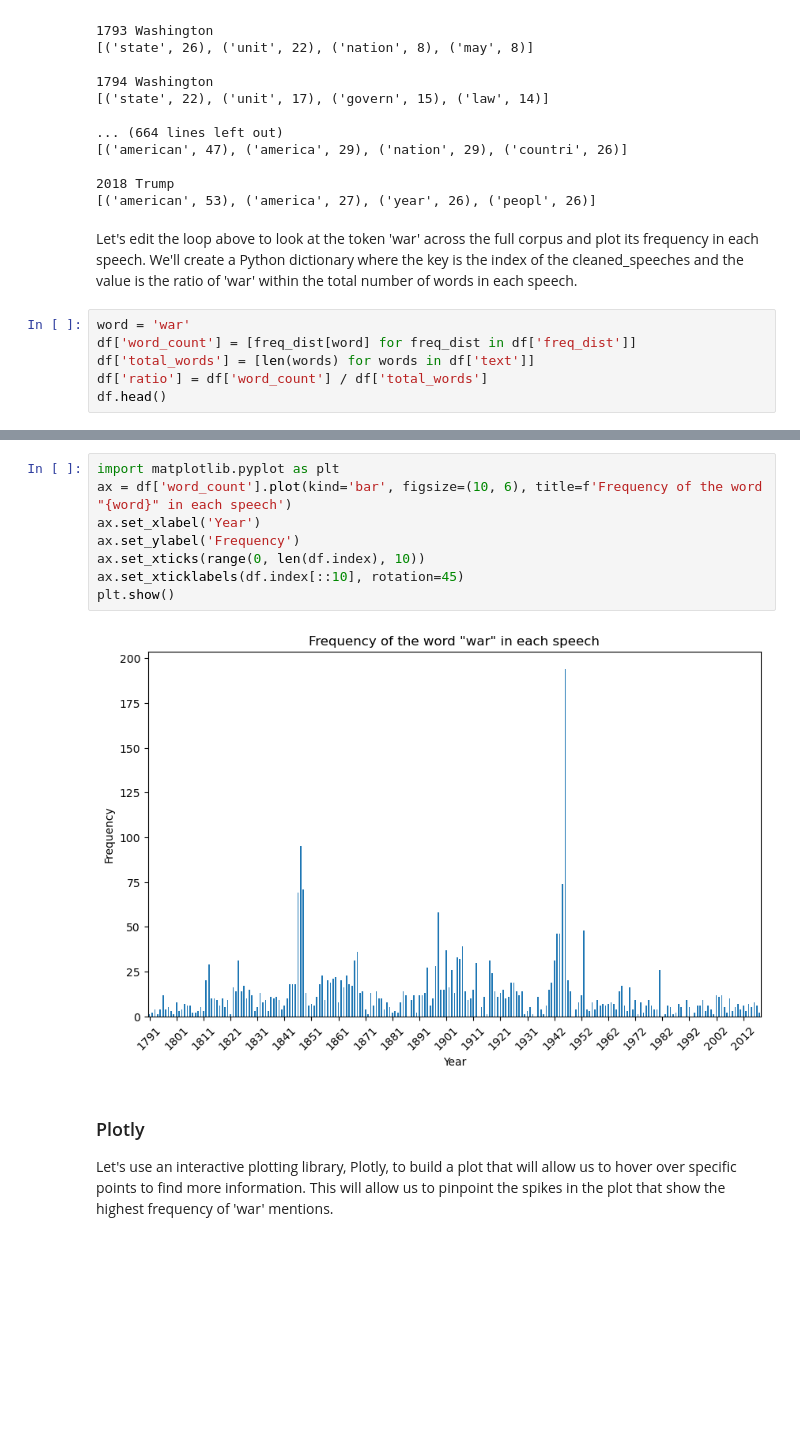
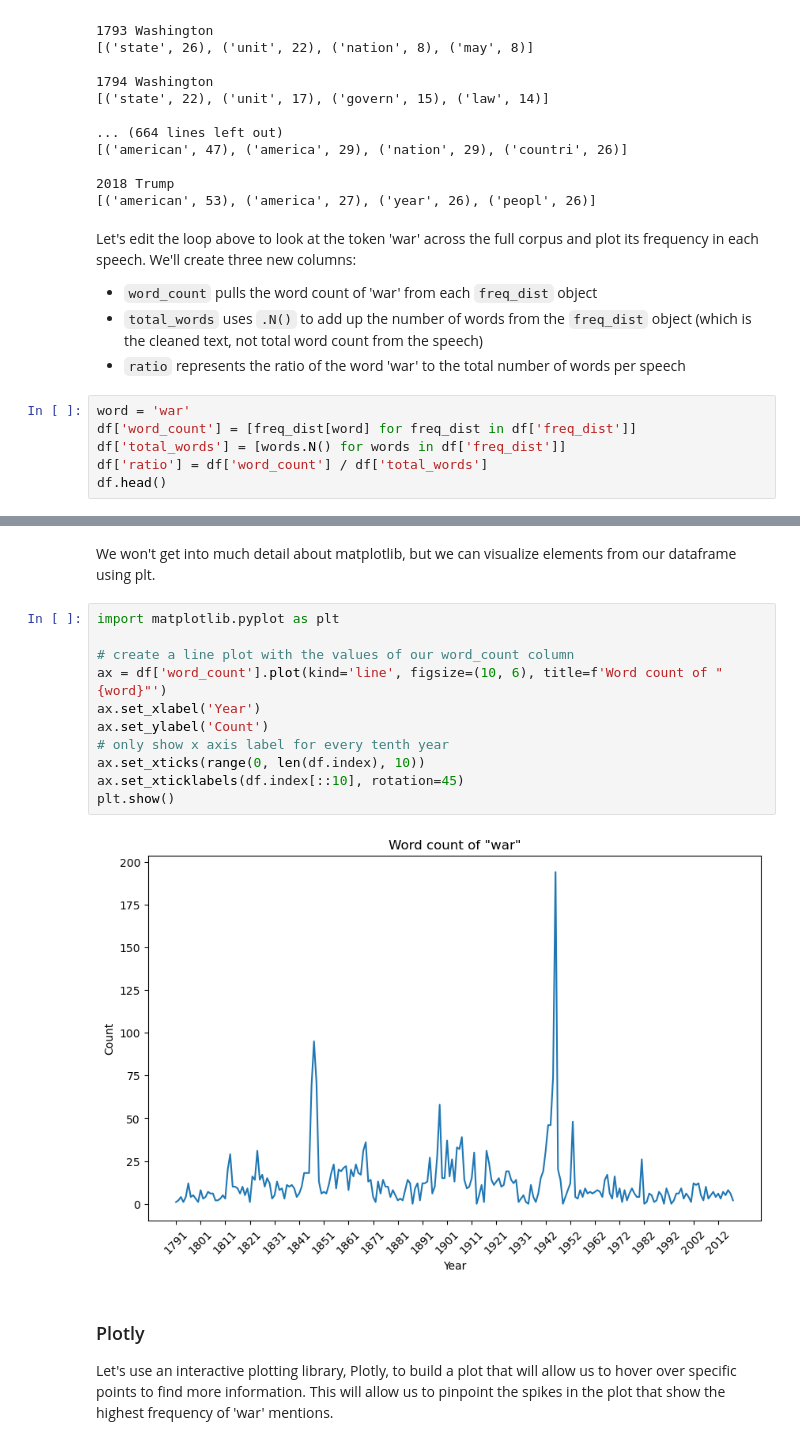
Before and after one commit to chennesy/latis_python_text, a Jupyter notebook: text_as_data/text_data.ipynb, the cells around one changed output, grey strips where cells are left out. Cells and saved outputs as stored; diff of their text form; blank space fills up the shorter version.

```diff
--- a/text_as_data/text_data.ipynb
+++ b/text_as_data/text_data.ipynb
@@ -654,11 +653,14 @@ for i, row in df.iterrows():
 2018 Trump
 [('american', 53), ('america', 27), ('year', 26), ('peopl', 26)]
 # %% [markdown]
-Let's edit the loop above to look at the token 'war' across the full corpus and plot its frequency in each speech. We'll create a Python dictionary where the key is the index of the cleaned_speeches and the value is the ratio of 'war' within the total number of words in each speech.
+Let's edit the loop above to look at the token 'war' across the full corpus and plot its frequency in each speech. We'll create three new columns:
+- `word_count` pulls the word count of 'war' from each `freq_dist` object
+- `total_words` uses `.N()` to add up the number of words from the `freq_dist` object (which is the cleaned text, not total word count from the speech)
+- `ratio` represents the ratio of the word 'war' to the total number of words per speech
 # %%
 word = 'war'
 df['word_count'] = [freq_dist[word] for freq_dist in df['freq_dist']]
-df['total_words'] = [len(words) for words in df['text']]
+df['total_words'] = [words.N() for words in df['freq_dist']]
 df['ratio'] = df['word_count'] / df['total_words']
 df.head()
 # %% [output]
@@ -669,16 +671,21 @@ df.head()
 | 1793 | [fellowcitizen, senat, hous, repr... | Washington | {'fellowcitizen': 1, 'senat': 2, ... | 4 | 903 | 0.004430 |
 | 1794 | [fellowcitizen, senat, hous, repr... | Washington | {'fellowcitizen': 1, 'senat': 2, ... | 1 | 1344 | 0.000744 |
 | 1795 | [fellowcitizen, senat, hous, repr... | Washington | {'fellowcitizen': 1, 'senat': 4, ... | 4 | 939 | 0.004260 |
+# %% [markdown]
+We won't get into much detail about matplotlib, but we can visualize elements from our dataframe using plt.
 # %%
 import matplotlib.pyplot as plt
-ax = df['word_count'].plot(kind='bar', figsize=(10, 6), title=f'Frequency of the word "{word}" in each speech')
+
+# create a line plot with the values of our word_count column
+ax = df['word_count'].plot(kind='line', figsize=(10, 6), title=f'Word count of "{word}"')
 ax.set_xlabel('Year')
-ax.set_ylabel('Frequency')
+ax.set_ylabel('Count')
+# only show x axis label for every tenth year
 ax.set_xticks(range(0, len(df.index), 10))
 ax.set_xticklabels(df.index[::10], rotation=45)
 plt.show()
 # %% [output]
-[figure, old version]
+[figure, new version]
 # %% [markdown]
 ### Plotly
 Let's use an interactive plotting library, Plotly, to build a plot that will allow us to hover over specific points to find more information. This will allow us to pinpoint the spikes in the plot that show the highest frequency of 'war' mentions.
```
Also changed, not shown: parts of 34 cells of this notebook.
